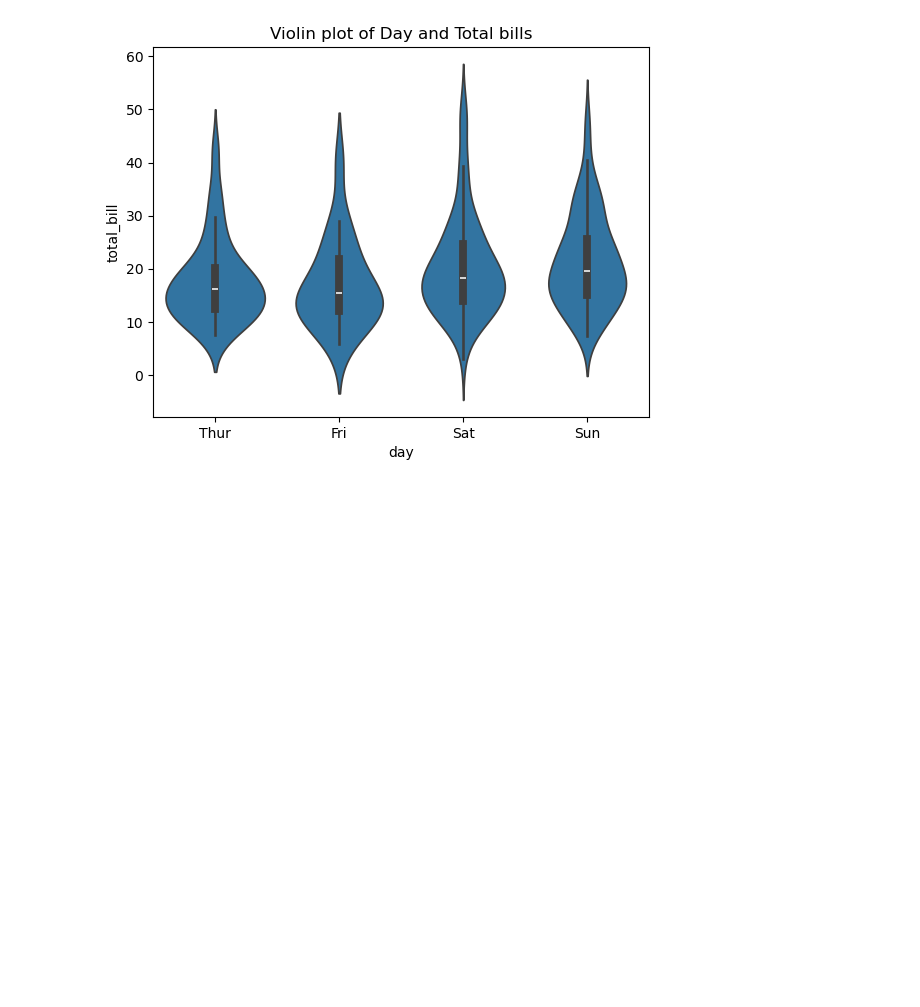
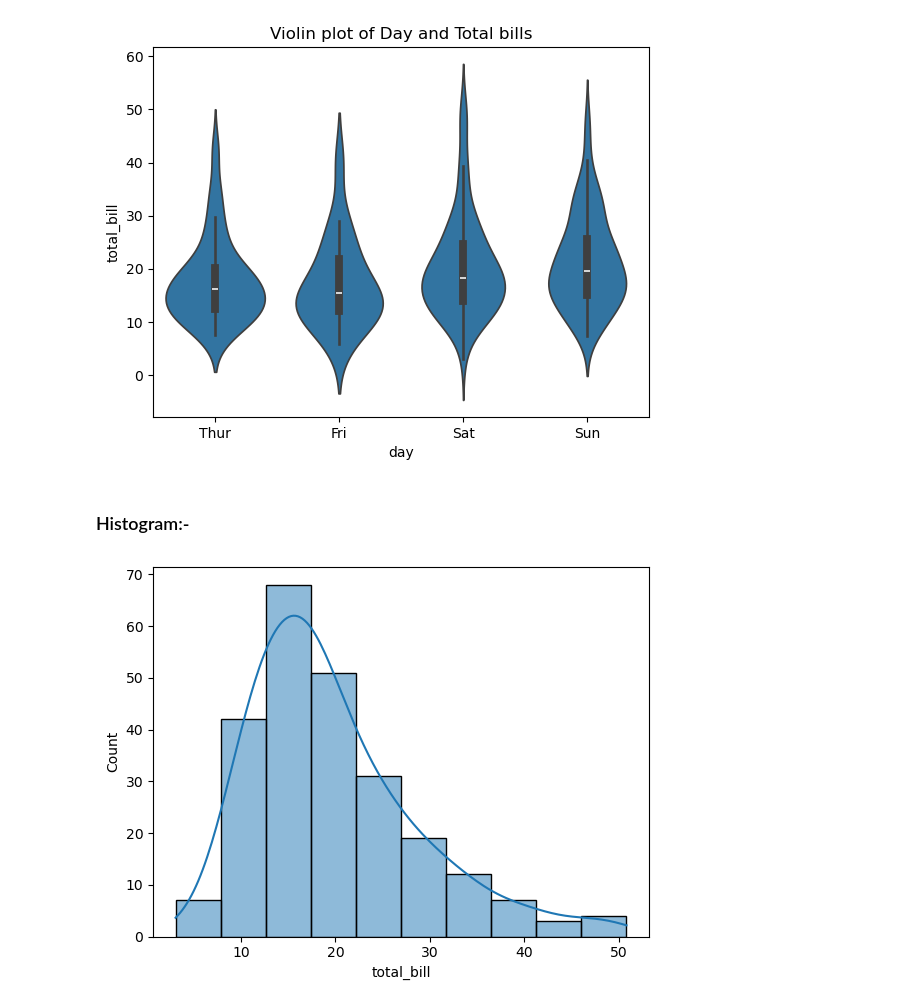
Before and after one commit to ganeshbgunjal/Data-Analysis-Libraries, a Jupyter notebook: 6 Data visualization with Seaborn.ipynb, the cells around one changed output. Cells and saved outputs as stored; diff of their text form; code cells hidden in the pictures; blank space fills up the shorter version.

```diff
--- a/6 Data visualization with Seaborn.ipynb
+++ b/6 Data visualization with Seaborn.ipynb
@@ -65,3 +65,10 @@ plt.title('Violin plot of Day and Total bills')
 plt.show()
 # %% [output]
 [figure]
+# %% [markdown]
+### Histogram:-
+# %%
+sns.histplot(tips['total_bill'],bins=10,kde=True)
+plt.show()
+# %% [output]
+[figure, added]
```
Also changed, not shown: parts of 15 cells of this notebook.
